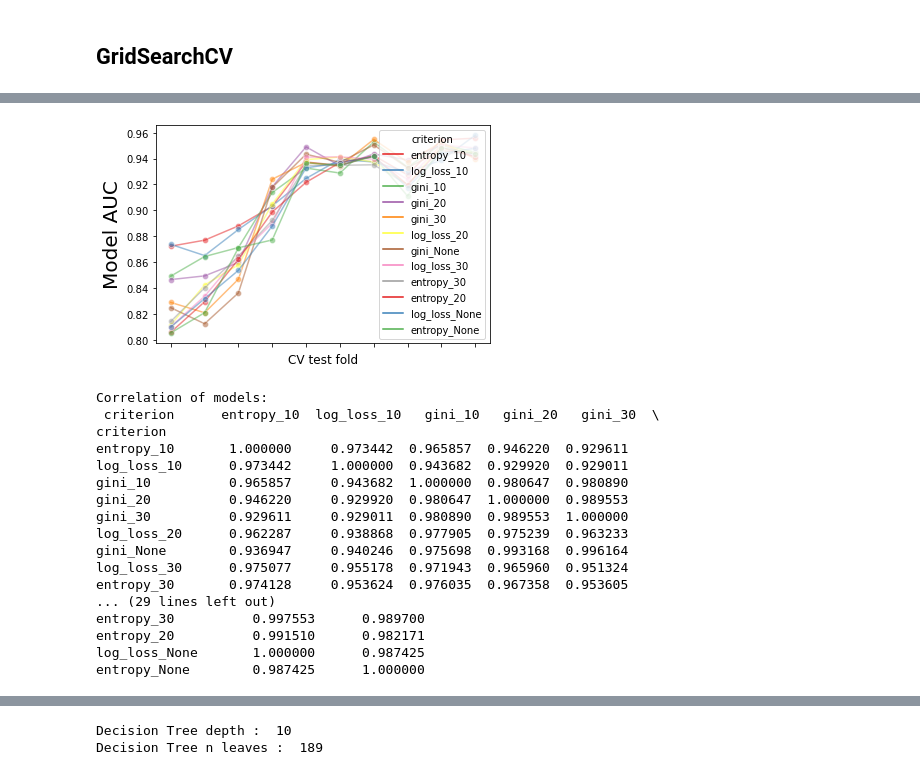
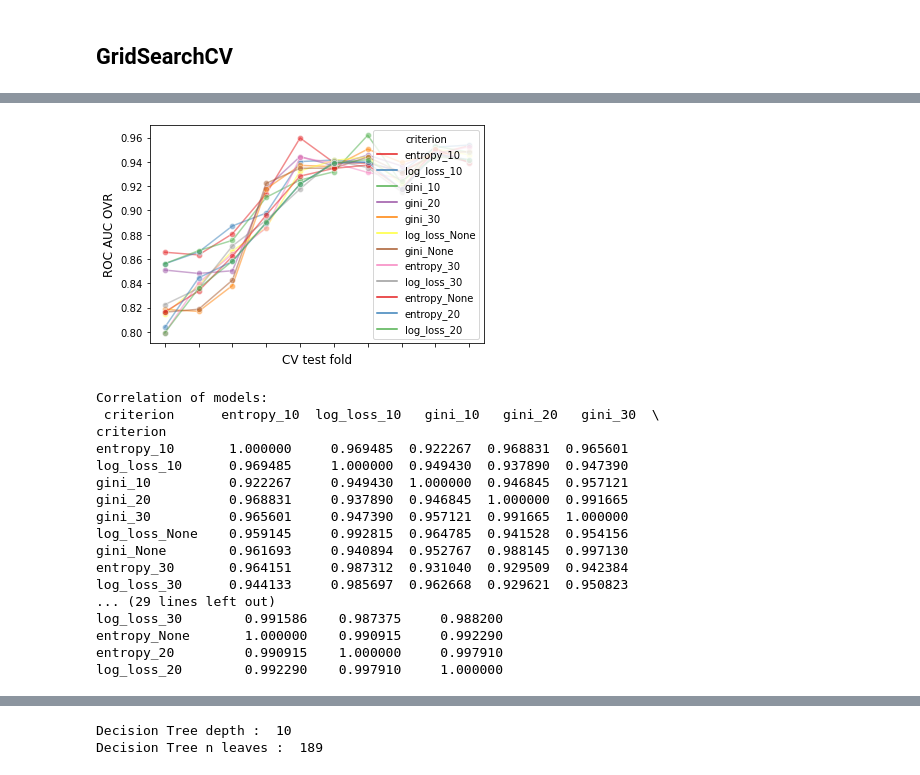
Before and after one commit to mercyano/klasifikasi-kbk, a Jupyter notebook: Decision_Tree/modelling/Klasifikasi_KBK_Abstrak_dan_Judul.ipynb, the cells around one changed output, grey strips where cells are left out. Drawn from its saved outputs; the diff is of its cells as text; code cells hidden in the pictures.

Commit message:
train model, grafik akurasi, dan demo model

```diff
--- a/Decision_Tree/modelling/Klasifikasi_KBK_Abstrak_dan_Judul.ipynb
+++ b/Decision_Tree/modelling/Klasifikasi_KBK_Abstrak_dan_Judul.ipynb
@@ -183,46 +183,46 @@ results_df[["params", "rank_test_score", "mean_test_score", "std_test_score"]]
 # %%
 import matplotlib.pyplot as plt
 import seaborn as sns
 
 # create df of model scores ordered by performance
 model_scores = results_df.filter(regex=r"split\d*_test_score")
 
 # plot 30 examples of dependency between cv fold and AUC scores
 fig, ax = plt.subplots()
 sns.lineplot(
-    data=model_scores.transpose().iloc[:30],
+    data=model_scores.transpose(),
     dashes=False,
     palette="Set1",
     marker="o",
     alpha=0.5,
     ax=ax,
 )
 ax.set_xlabel("CV test fold", size=12, labelpad=10)
-ax.set_ylabel("Model AUC", size=20)
+ax.set_ylabel("ROC AUC OVR", size=12)
 ax.tick_params(bottom=True, labelbottom=False)
 plt.show()
 
 # print correlation of AUC scores across folds
 print(f"Correlation of models:\n {model_scores.transpose().corr()}")
 # %% [output]
-[figure, old version]
+[figure, new version]
 Correlation of models:
  criterion      entropy_10  log_loss_10   gini_10   gini_20   gini_30  \
 criterion
-entropy_10       1.000000     0.973442  0.965857  0.946220  0.929611
-log_loss_10      0.973442     1.000000  0.943682  0.929920  0.929011
-gini_10          0.965857     0.943682  1.000000  0.980647  0.980890
-gini_20          0.946220     0.929920  0.980647  1.000000  0.989553
-gini_30          0.929611     0.929011  0.980890  0.989553  1.000000
-log_loss_20      0.962287     0.938868  0.977905  0.975239  0.963233
-gini_None        0.936947     0.940246  0.975698  0.993168  0.996164
-log_loss_30      0.975077     0.955178  0.971943  0.965960  0.951324
-entropy_30       0.974128     0.953624  0.976035  0.967358  0.953605
+entropy_10       1.000000     0.969485  0.922267  0.968831  0.965601
+log_loss_10      0.969485     1.000000  0.949430  0.937890  0.947390
+gini_10          0.922267     0.949430  1.000000  0.946845  0.957121
+gini_20          0.968831     0.937890  0.946845  1.000000  0.991665
+gini_30          0.965601     0.947390  0.957121  0.991665  1.000000
+log_loss_None    0.959145     0.992815  0.964785  0.941528  0.954156
+gini_None        0.961693     0.940894  0.952767  0.988145  0.997130
+entropy_30       0.964151     0.987312  0.931040  0.929509  0.942384
+log_loss_30      0.944133     0.985697  0.962668  0.929621  0.950823
 ... (29 lines left out)
-entropy_30          0.997553      0.989700
-entropy_20          0.991510      0.982171
-log_loss_None       1.000000      0.987425
-entropy_None        0.987425      1.000000
+log_loss_30        0.991586    0.987375     0.988200
+entropy_None       1.000000    0.990915     0.992290
+entropy_20         0.990915    1.000000     0.997910
+log_loss_20        0.992290    0.997910     1.000000
 # %%
 clf = DecisionTreeClassifier(criterion = 'entropy', max_depth = 10)
 model = clf.fit(X_train_resampled,y_train_resampled)
```
Also changed, not shown: parts of 8 cells of this notebook, 9 other files.
